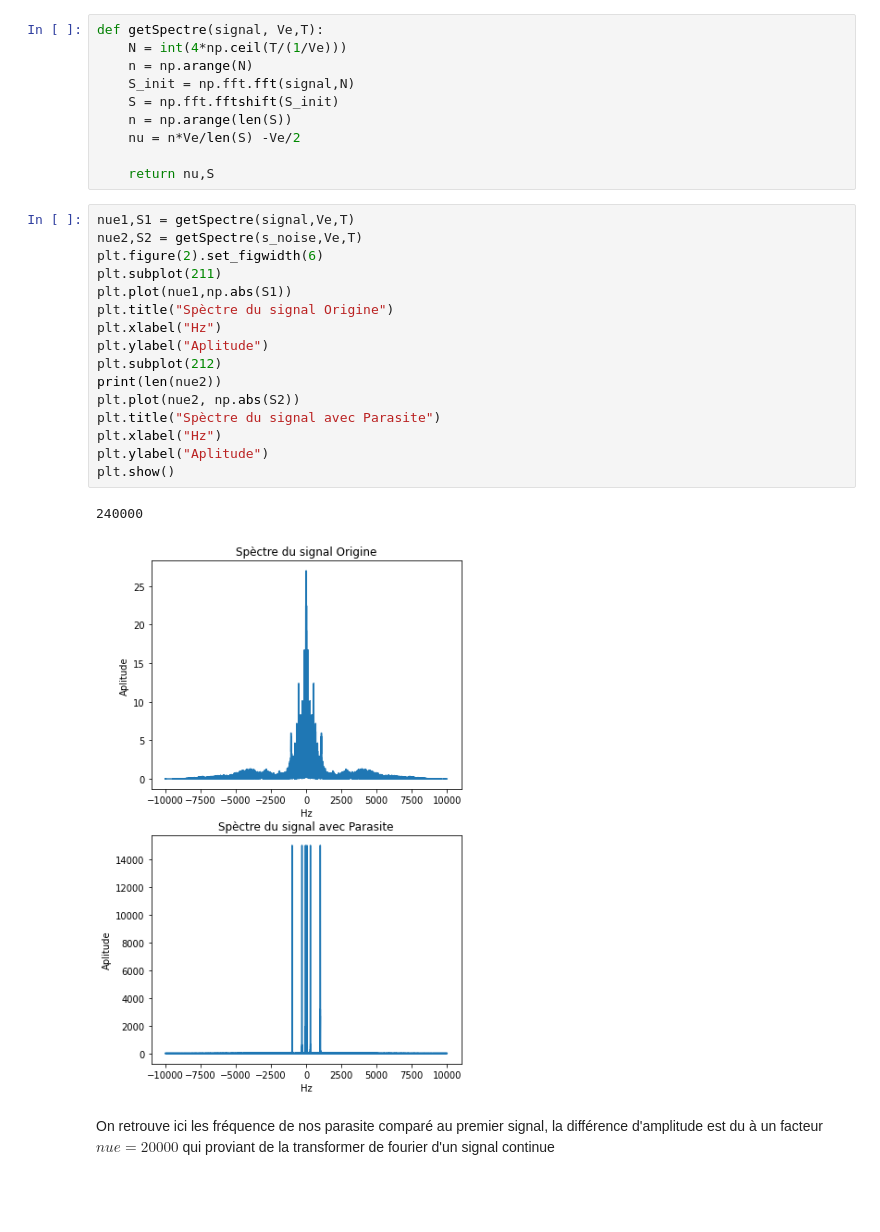
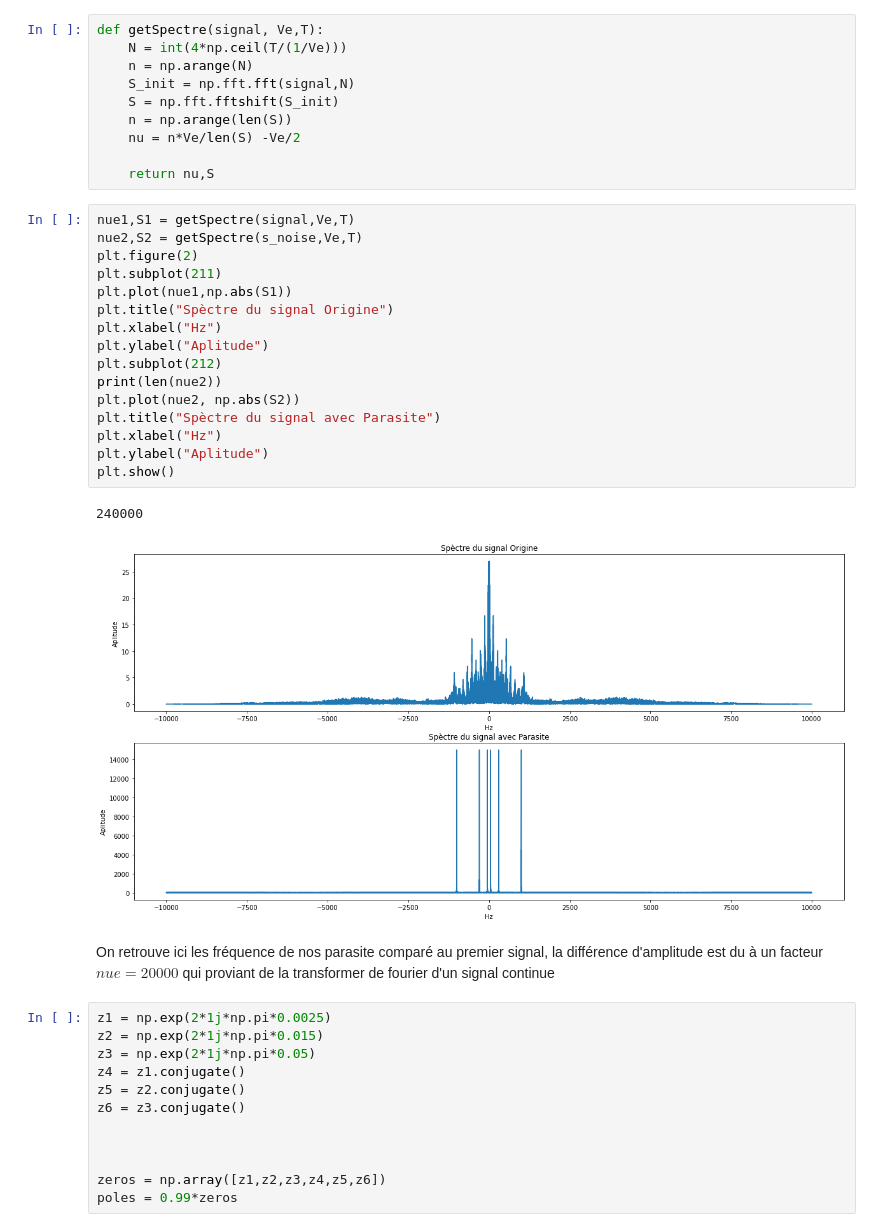
Before and after one commit to Elwan-51/Traitement-du-signal, a Jupyter notebook: TP3_FiltrageNumerique.ipynb, the cells around one changed output. Cells and saved outputs as stored; diff of their text form; blank space fills up the shorter version.

```diff
--- a/TP3_FiltrageNumerique.ipynb
+++ b/TP3_FiltrageNumerique.ipynb
@@ -72,21 +72,33 @@ def getSpectre(signal, Ve,T):
 # %%
 nue1,S1 = getSpectre(signal,Ve,T)
 nue2,S2 = getSpectre(s_noise,Ve,T)
-plt.figure(2).set_figwidth(6)
+plt.figure(2)
 plt.subplot(211)
 plt.plot(nue1,np.abs(S1))
 plt.title("Spèctre du signal Origine")
 plt.xlabel("Hz")
 plt.ylabel("Aplitude")
 plt.subplot(212)
 print(len(nue2))
 plt.plot(nue2, np.abs(S2))
 plt.title("Spèctre du signal avec Parasite")
 plt.xlabel("Hz")
 plt.ylabel("Aplitude")
 plt.show()
 # %% [output]
 240000
-[figure, old version]
+[figure, new version]
 # %% [markdown]
 On retrouve ici les fréquence de nos parasite comparé au premier signal, la différence d'amplitude est du à un facteur $nue=20000$ qui proviant de la transformer de fourier d'un signal continue
+# %%
+z1 = np.exp(2*1j*np.pi*0.0025)
+z2 = np.exp(2*1j*np.pi*0.015)
+z3 = np.exp(2*1j*np.pi*0.05)
+z4 = z1.conjugate()
+z5 = z2.conjugate()
+z6 = z3.conjugate()
+
+
+
+zeros = np.array([z1,z2,z3,z4,z5,z6])
+poles = 0.99*zeros
```
Also changed, not shown: parts of 6 cells of this notebook, 11 other files.
